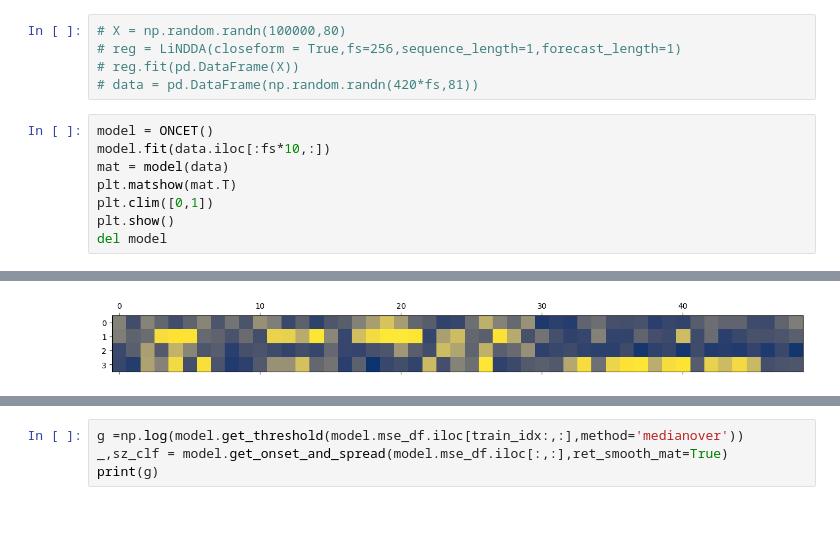
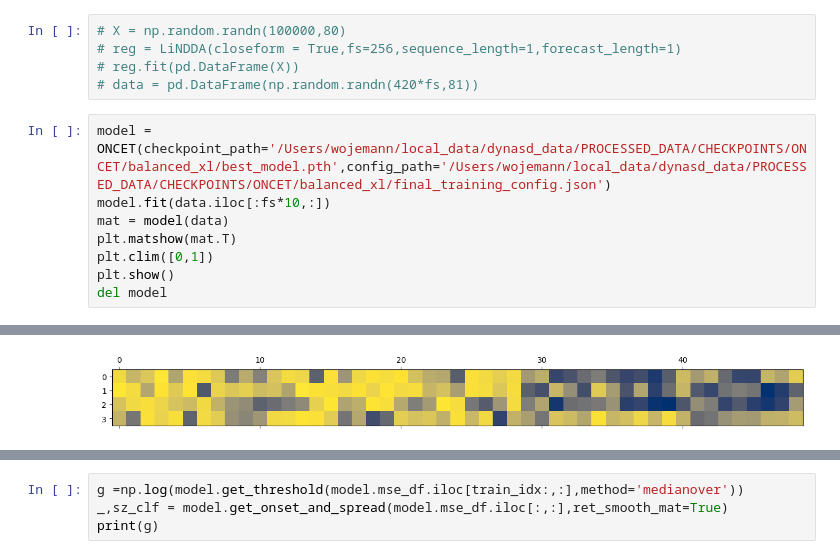
Before and after one commit to wojemann/DynaSD, a Jupyter notebook: examples/test_sim.ipynb, the cells around one changed output, grey strips where cells are left out. Saved outputs shown, nothing was run; the diff lists cells and outputs as text; blank space fills up the shorter version.

```diff
--- a/examples/test_sim.ipynb
+++ b/examples/test_sim.ipynb
@@ -66,7 +66,7 @@ plt.show()
 # reg.fit(pd.DataFrame(X))
 # data = pd.DataFrame(np.random.randn(420*fs,81))
 # %%
-model = ONCET()
+model = ONCET(checkpoint_path='/Users/wojemann/local_data/dynasd_data/PROCESSED_DATA/CHECKPOINTS/ONCET/balanced_xl/best_model.pth',config_path='/Users/wojemann/local_data/dynasd_data/PROCESSED_DATA/CHECKPOINTS/ONCET/balanced_xl/final_training_config.json')
 model.fit(data.iloc[:fs*10,:])
 mat = model(data)
 plt.matshow(mat.T)
@@ -78,2 +77,2 @@ Successfully loaded ONCET model from /Users/wojemann/Documents/CNT/DynaSD/checkp
-[figure, old version]
+[figure, new version]
 # %%
```
Also changed, not shown: parts of 15 cells of this notebook, 8 other files.
